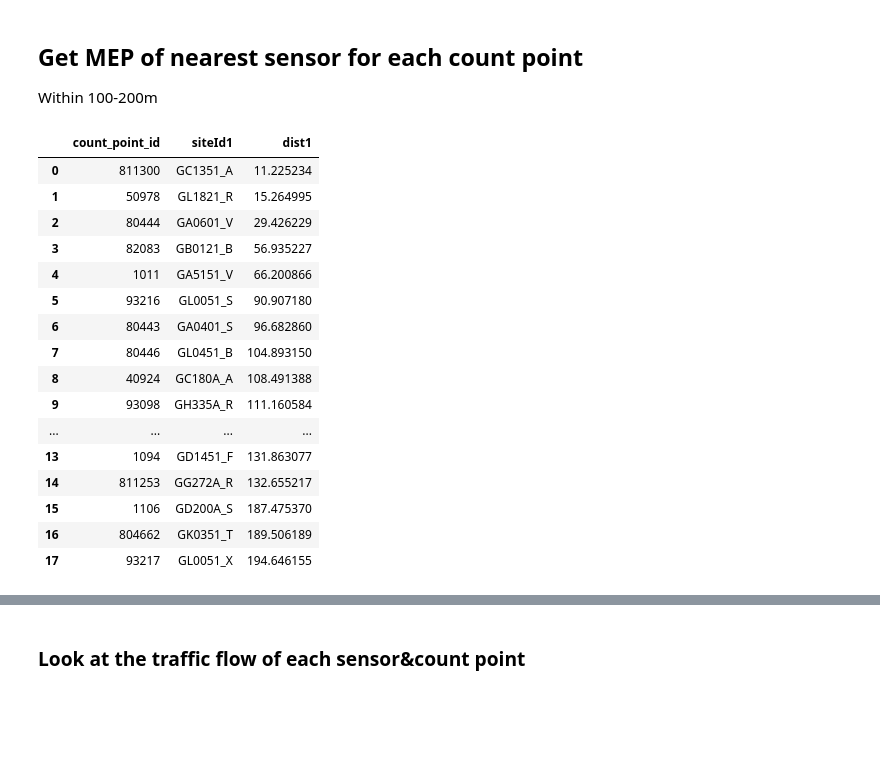
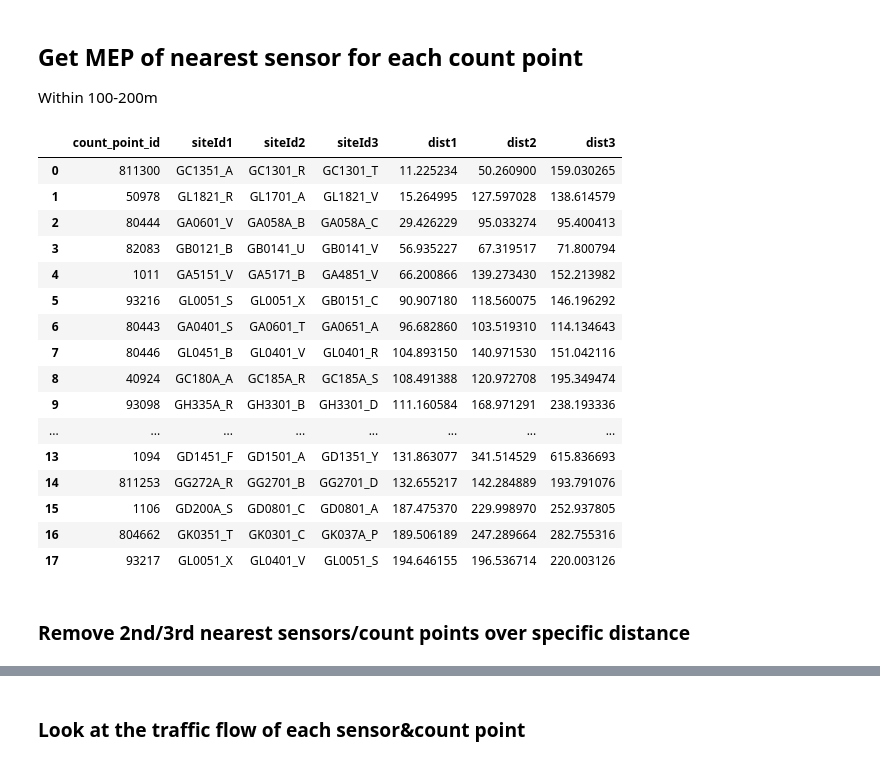
Before and after one commit to YueLi-0816/data_paper, a Jupyter notebook: Traffic_counts_read.ipynb, the cells around one changed output, grey strips where cells are left out. Saved outputs shown, nothing was run; the diff lists cells and outputs as text; code cells hidden in the pictures; blank space fills up the shorter version.

Commit message:
calculate the MAPE of nearest 2&3 snesors

```diff
--- a/Traffic_counts_read.ipynb
+++ b/Traffic_counts_read.ipynb
@@ -740,23 +739,25 @@ manual_map
 ## Get MEP of nearest sensor for each count point
 Within 100-200m
 # %%
-near_df = near_k_point( countpoint_68, detector_470, 1,200)
+near_df = near_k_point( countpoint_68, detector_470, 3,200)
 near_df
 # %% [output]
-|  | count_point_id | siteId1 | dist1 |
-| 0 | 811300 | GC1351_A | 11.225234 |
-| 1 | 50978 | GL1821_R | 15.264995 |
-| 2 | 80444 | GA0601_V | 29.426229 |
-| 3 | 82083 | GB0121_B | 56.935227 |
-| 4 | 1011 | GA5151_V | 66.200866 |
-| 5 | 93216 | GL0051_S | 90.907180 |
-| 6 | 80443 | GA0401_S | 96.682860 |
-| 7 | 80446 | GL0451_B | 104.893150 |
-| 8 | 40924 | GC180A_A | 108.491388 |
-| 9 | 93098 | GH335A_R | 111.160584 |
-| ... | ... | ... | ... |
-| 13 | 1094 | GD1451_F | 131.863077 |
-| 14 | 811253 | GG272A_R | 132.655217 |
-| 15 | 1106 | GD200A_S | 187.475370 |
-| 16 | 804662 | GK0351_T | 189.506189 |
-| 17 | 93217 | GL0051_X | 194.646155 |
+|  | count_point_id | siteId1 | siteId2 | siteId3 | dist1 | dist2 | dist3 |
+| 0 | 811300 | GC1351_A | GC1301_R | GC1301_T | 11.225234 | 50.260900 | 159.030265 |
+| 1 | 50978 | GL1821_R | GL1701_A | GL1821_V | 15.264995 | 127.597028 | 138.614579 |
+| 2 | 80444 | GA0601_V | GA058A_B | GA058A_C | 29.426229 | 95.033274 | 95.400413 |
+| 3 | 82083 | GB0121_B | GB0141_U | GB0141_V | 56.935227 | 67.319517 | 71.800794 |
+| 4 | 1011 | GA5151_V | GA5171_B | GA4851_V | 66.200866 | 139.273430 | 152.213982 |
+| 5 | 93216 | GL0051_S | GL0051_X | GB0151_C | 90.907180 | 118.560075 | 146.196292 |
+| 6 | 80443 | GA0401_S | GA0601_T | GA0651_A | 96.682860 | 103.519310 | 114.134643 |
+| 7 | 80446 | GL0451_B | GL0401_V | GL0401_R | 104.893150 | 140.971530 | 151.042116 |
+| 8 | 40924 | GC180A_A | GC185A_R | GC185A_S | 108.491388 | 120.972708 | 195.349474 |
+| 9 | 93098 | GH335A_R | GH3301_B | GH3301_D | 111.160584 | 168.971291 | 238.193336 |
+| ... | ... | ... | ... | ... | ... | ... | ... |
+| 13 | 1094 | GD1451_F | GD1501_A | GD1351_Y | 131.863077 | 341.514529 | 615.836693 |
+| 14 | 811253 | GG272A_R | GG2701_B | GG2701_D | 132.655217 | 142.284889 | 193.791076 |
+| 15 | 1106 | GD200A_S | GD0801_C | GD0801_A | 187.475370 | 229.998970 | 252.937805 |
+| 16 | 804662 | GK0351_T | GK0301_C | GK037A_P | 189.506189 | 247.289664 | 282.755316 |
+| 17 | 93217 | GL0051_X | GL0401_V | GL0051_S | 194.646155 | 196.536714 | 220.003126 |
+# %% [markdown]
+### Remove 2nd/3rd nearest sensors/count points over specific distance
```
Also changed, not shown: parts of 8 cells of this notebook.
